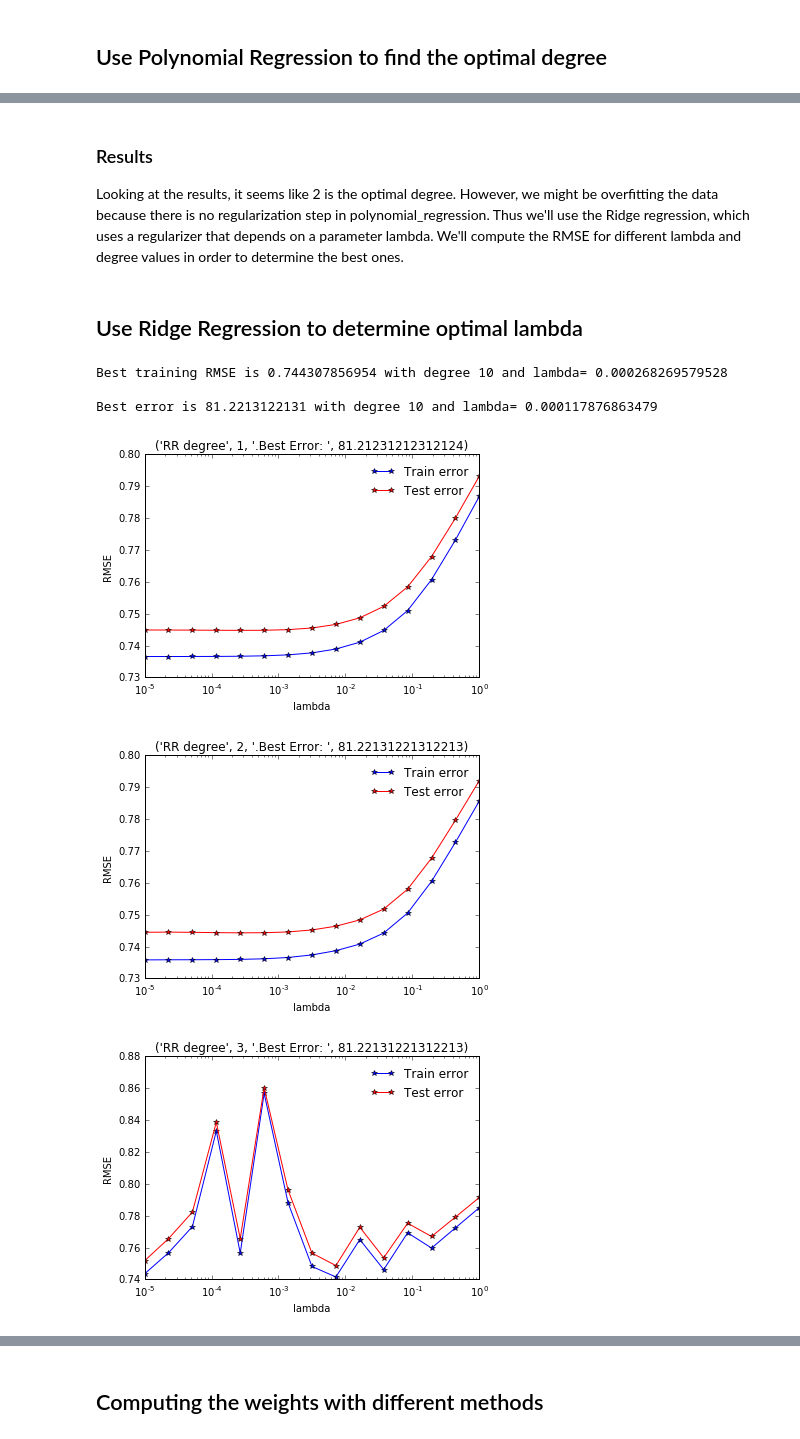
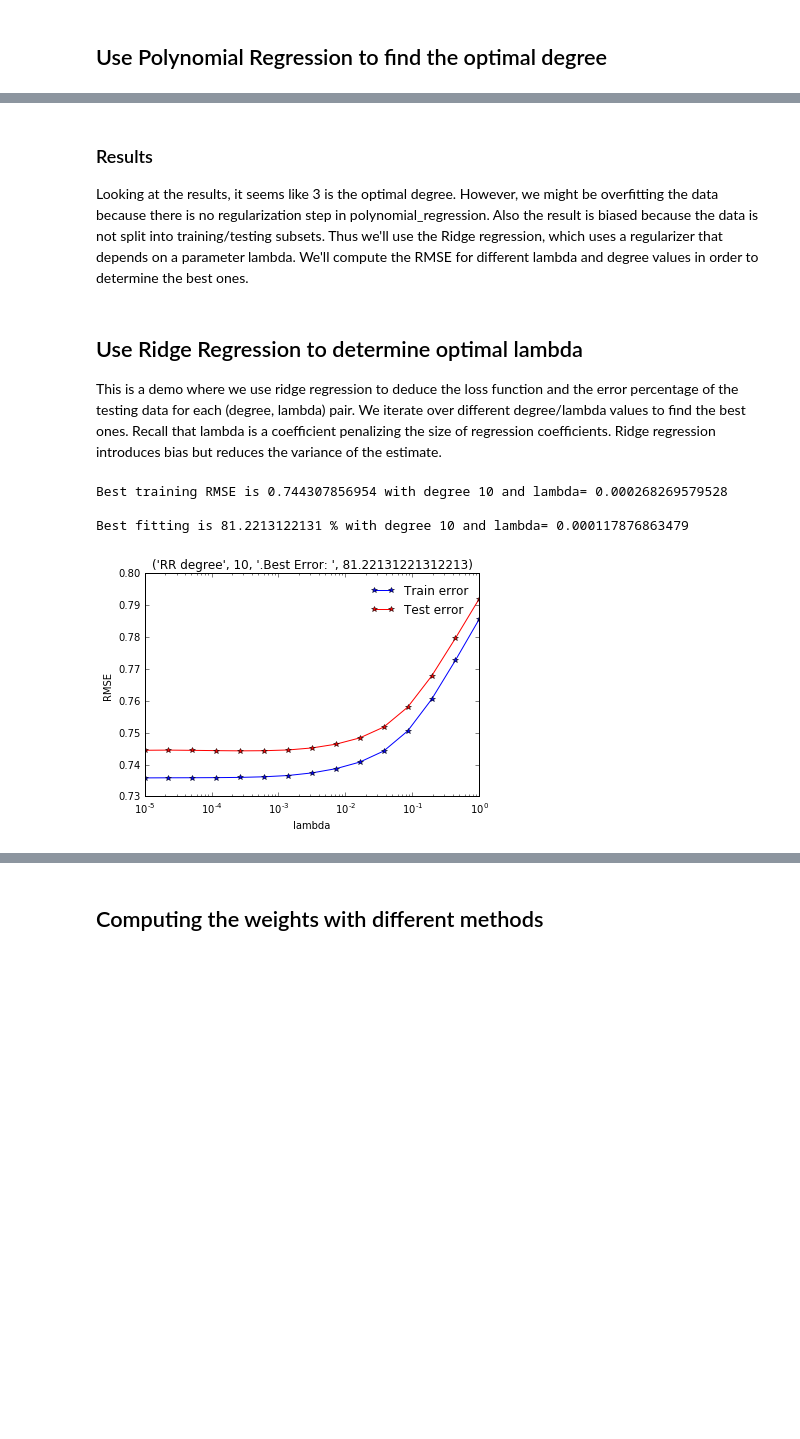
Before and after one commit to rbsteinm/Higgs-Boson-Machine-Learning-Challenge, a Jupyter notebook: project1.ipynb, the cells around one changed output, grey strips where cells are left out. Saved outputs shown, nothing was run; the diff lists cells and outputs as text; code cells hidden in the pictures; blank space fills up the shorter version.

Commit message:
fix sigmoid function and some stuff

```diff
--- a/project1.ipynb
+++ b/project1.ipynb
@@ -354,9 +341,10 @@ ValueError: x and y must have same first dimension
 # %% [markdown]
 ### Results
-Looking at the results, it seems like 2 is the optimal degree. However, we might be overfitting the data because there is no regularization step in polynomial_regression. Thus we'll use the Ridge regression, which uses a regularizer that depends on a parameter lambda.
+Looking at the results, it seems like 3 is the optimal degree. However, we might be overfitting the data because there is no regularization step in polynomial_regression. Also the result is biased because the data is not split into training/testing subsets. Thus we'll use the Ridge regression, which uses a regularizer that depends on a parameter lambda.
 We'll compute the RMSE for different lambda and degree values in order to determine the best ones.
-# %% [markdown]
-## Use Ridge Regression to determine optimal lambda
+# %% [markdown]
+## Use Ridge Regression to determine optimal lambda
+This is a demo where we use ridge regression to deduce the loss function and the error percentage of the testing data for each (degree, lambda) pair. We iterate over different degree/lambda values to find the best ones. Recall that lambda is a coefficient penalizing the size of regression coefficients. Ridge regression introduces bias but reduces the variance of the estimate.
 # %%
 def ridge_regression_demo(x, y, ratio, seed):
     """Calculate polyomial basis tX from x with given degree,
@@ -366,7 +354,7 @@ def ridge_regression_demo(x, y, ratio, seed):
     function of lambda in order to determine the best lambda value"""
     # define parameter
     lambdas = np.logspace(-5, 0, 15)
-    degrees = [9, 10, 11]
+    degrees = [10]
 
     # split the data, and return train and test data:
     x_tr, y_tr, x_te, y_te = split_data(x, y, ratio, seed)
@@ -403,36 +391,34 @@ def ridge_regression_demo(x, y, ratio, seed):
                 best_err = err
                 optimal_weights_err = w_tr
             # get the optimal weights according to the testing rmse
             if(best_RMSE > rmse_te):
                 best_RMSE = rmse_te
                 optimal_weights_rmse_te = w_tr
         # plot figures
         plt.figure(i)
         plot_train_test(rmse_list_tr[i, :], rmse_list_te[i, :], lambdas, degree)
         # TODO we need to compute the error for each (d, lambda) value, store all in array and print best for each degree
         err = error(y_te,predict_labels(w_tr,poly_basis_te))
-        plt.title(("RR degree", i+1, ".Best Error: ", best_err))
+        plt.title(("RR degree", degree, ".Best Error: ", best_err))
 
     # get best degree, lambda according to the testing RMSE
     degree_index_te, lambd_index_te = np.where(rmse_list_te == rmse_list_te.min())
     degree_index_te, lambd_index_te = (degree_index_te[0],lambd_index_te[0])
     best_rmse_te = rmse_list_te[degree_index_te][lambd_index_te]
     print("Best training RMSE is", best_rmse_te, "with degree", degrees[degree_index_te], "and lambda=", lambdas[lambd_index_te], "\n")
     # get best degree and lambda according to the error
     degree_index_err, lambd_index_err = np.where(errors == errors.max())
     degree_index_err, lambd_index_err = (degree_index_err[0],lambd_index_err[0])
     best_error = errors[degree_index_err][lambd_index_err]
-    print("Best error is", best_error, "with degree", degrees[degree_index_err], "and lambda=", lambdas[lambd_index_err], "\n")
+    print("Best fitting is", best_error, "% with degree", degrees[degree_index_err], "and lambda=", lambdas[lambd_index_err], "\n")
     #return optimal_weights, best_RMSE
     return optimal_weights_rmse_te, best_rmse_te
 
 seed = 1
 split_ratio = 0.8
 w, loss = ridge_regression_demo(tX, y, split_ratio, seed)
 # %% [output]
 Best training RMSE is 0.744307856954 with degree 10 and lambda= 0.000268269579528
 
-Best error is 81.2213122131 with degree 10 and lambda= 0.000117876863479
+Best fitting is 81.2213122131 % with degree 10 and lambda= 0.000117876863479
-[figure, old version]
+[figure, new version]
-[figure, removed]
-[figure, removed]
```
Also changed, not shown: parts of 9 cells of this notebook, 1 other file.
